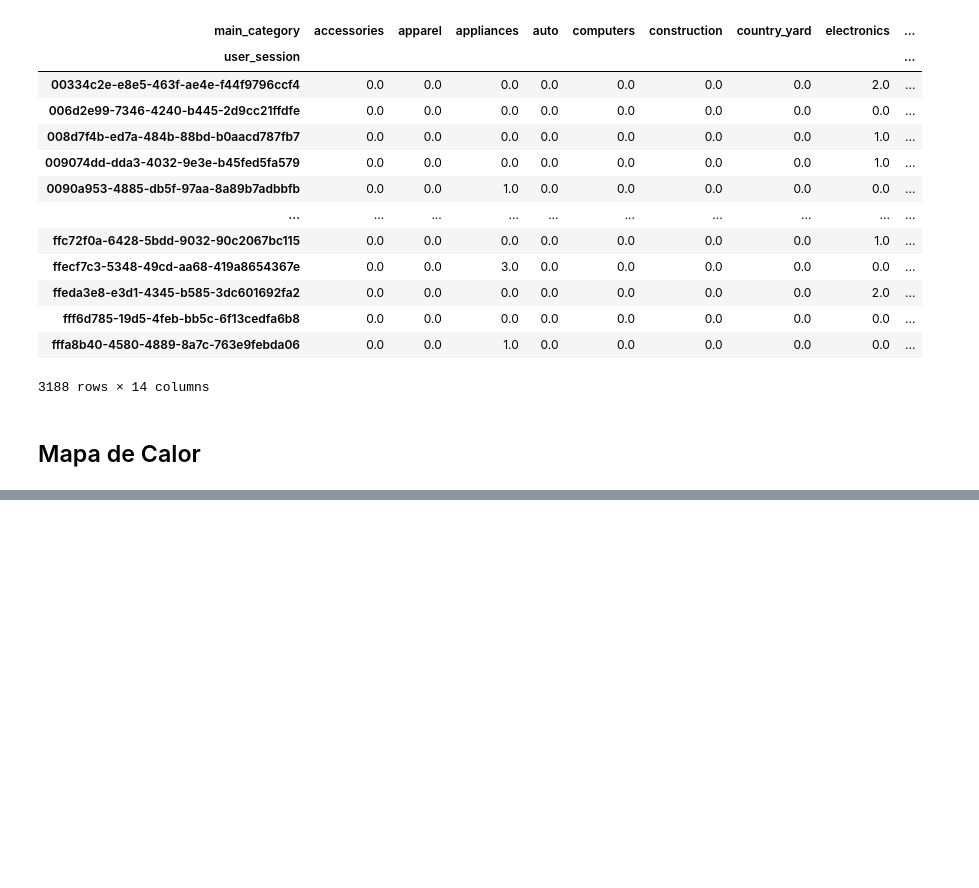
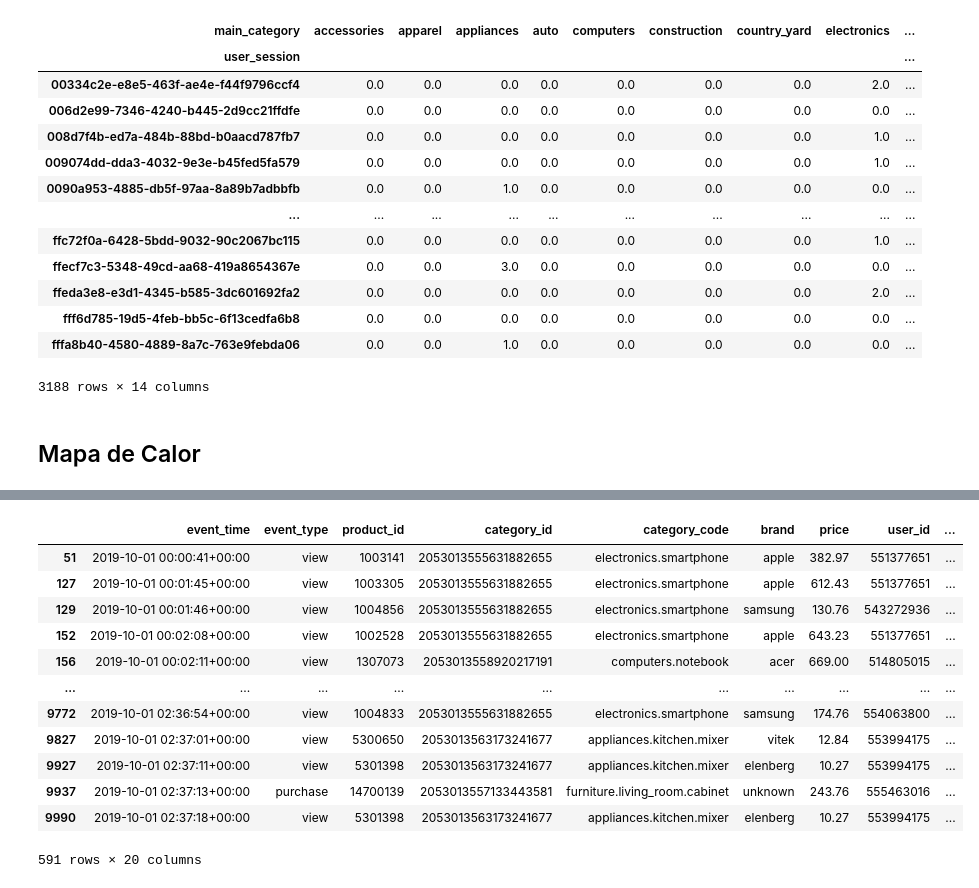
Before and after one commit to Grupo-61/techchallenge03, a Jupyter notebook: Tech Challenge 3-RevWalmir.ipynb, the cells around one changed output, grey strips where cells are left out. Cells and saved outputs as stored; diff of their text form; code cells hidden in the pictures; blank space fills up the shorter version.

```diff
--- a/Tech Challenge 3-RevWalmir.ipynb
+++ b/Tech Challenge 3-RevWalmir.ipynb
@@ -727,0 +923,4 @@ plt.show()
+# %%
+# Normalizar features
+X = agg[["total_spent", "frequency", "recency_days"]]
+X.isnull().sum()
@@ -727,0 +932,4 @@ plt.show()
+# %%
+X_scaled = (X - X.mean()) / X.std()
+X_scaled["recency_days"] = X_scaled["recency_days"].fillna(1000)
+X_scaled.isnull().sum()
@@ -727,0 +941,12 @@ plt.show()
+# %%
+# Clusterização
+kmeans = KMeans(n_clusters=4, random_state=42)
+agg['cluster'] = kmeans.fit_predict(X_scaled)
+
+# Identificar cluster mais lucrativo
+cluster_summary = agg.groupby("cluster").agg(
+    avg_spent=("total_spent","mean"),
+    total_spent=("total_spent","sum"),
+    customers=("user_id","count")
+)
+print(cluster_summary.sort_values("total_spent", ascending=False))
@@ -727,0 +960,2 @@ plt.show()
+# %%
+df = df.merge(agg[["user_id", "cluster"]], on="user_id", how="left") # Alguns user_id não estão atribuidos à nenhum cluster por não terem registro de venda
@@ -727,0 +978,17 @@ plt.show()
+# %%
+df_valid = df[df["cluster"].notnull()]
+df_valid
+# %% [output]
+|  | event_time | event_type | product_id | category_id | category_code | brand | price | user_id | ... |
+| 51 | 2019-10-01 00:00:41+00:00 | view | 1003141 | 2053013555631882655 | electronics.smartphone | apple | 382.97 | 551377651 | ... |
+| 127 | 2019-10-01 00:01:45+00:00 | view | 1003305 | 2053013555631882655 | electronics.smartphone | apple | 612.43 | 551377651 | ... |
+| 129 | 2019-10-01 00:01:46+00:00 | view | 1004856 | 2053013555631882655 | electronics.smartphone | samsung | 130.76 | 543272936 | ... |
+| 152 | 2019-10-01 00:02:08+00:00 | view | 1002528 | 2053013555631882655 | electronics.smartphone | apple | 643.23 | 551377651 | ... |
+| 156 | 2019-10-01 00:02:11+00:00 | view | 1307073 | 2053013558920217191 | computers.notebook | acer | 669.00 | 514805015 | ... |
+| ... | ... | ... | ... | ... | ... | ... | ... | ... | ... |
+| 9772 | 2019-10-01 02:36:54+00:00 | view | 1004833 | 2053013555631882655 | electronics.smartphone | samsung | 174.76 | 554063800 | ... |
+| 9827 | 2019-10-01 02:37:01+00:00 | view | 5300650 | 2053013563173241677 | appliances.kitchen.mixer | vitek | 12.84 | 553994175 | ... |
+| 9927 | 2019-10-01 02:37:11+00:00 | view | 5301398 | 2053013563173241677 | appliances.kitchen.mixer | elenberg | 10.27 | 553994175 | ... |
+| 9937 | 2019-10-01 02:37:13+00:00 | purchase | 14700139 | 2053013557133443581 | furniture.living_room.cabinet | unknown | 243.76 | 555463016 | ... |
+| 9990 | 2019-10-01 02:37:18+00:00 | view | 5301398 | 2053013563173241677 | appliances.kitchen.mixer | elenberg | 10.27 | 553994175 | ... |
+591 rows × 20 columns
```
Also changed, not shown: parts of 47 cells of this notebook, 1 other file.
